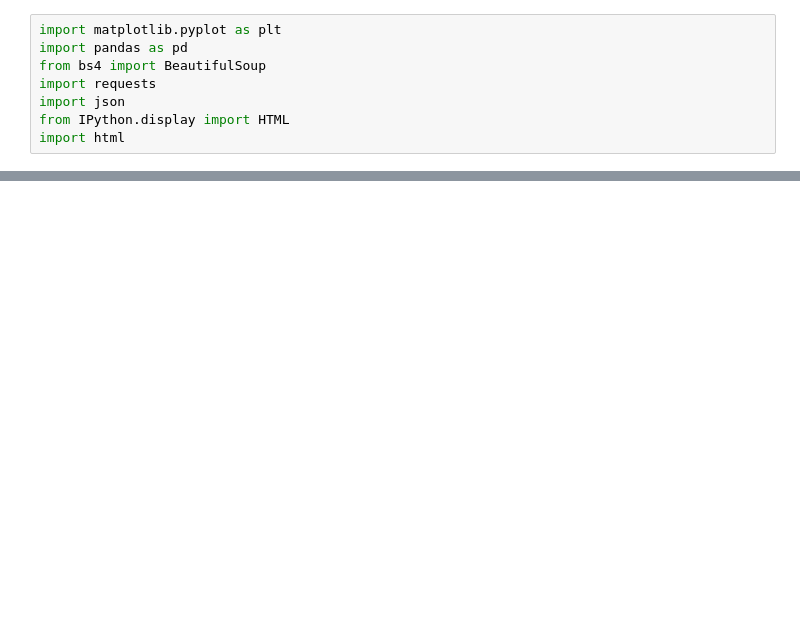
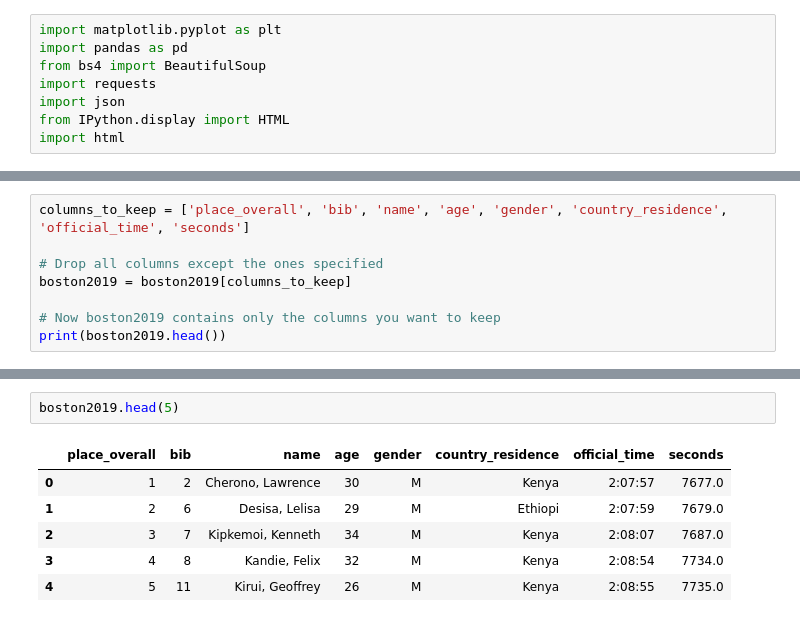
Before and after one commit to snwnkang/CS171_Final_vis_Marathon, a Jupyter notebook: Boston_marathon_scraper.ipynb, the cells around one changed output, grey strips where cells are left out. Cells and saved outputs as stored; diff of their text form; blank space fills up the shorter version.

```diff
--- a/Boston_marathon_scraper.ipynb
+++ b/Boston_marathon_scraper.ipynb
@@ -8769,0 +28,8 @@ len(all_header)
+# %%
+columns_to_keep = ['place_overall', 'bib', 'name', 'age', 'gender', 'country_residence', 'official_time', 'seconds']
+
+# Drop all columns except the ones specified
+boston2019 = boston2019[columns_to_keep]
+
+# Now boston2019 contains only the columns you want to keep
+print(boston2019.head())
@@ -8769,0 +50,9 @@ len(all_header)
+# %%
+boston2019.head(5)
+# %% [output]
+|  | place_overall | bib | name | age | gender | country_residence | official_time | seconds |
+| 0 | 1 | 2 | Cherono, Lawrence | 30 | M | Kenya | 2:07:57 | 7677.0 |
+| 1 | 2 | 6 | Desisa, Lelisa | 29 | M | Ethiopi | 2:07:59 | 7679.0 |
+| 2 | 3 | 7 | Kipkemoi, Kenneth | 34 | M | Kenya | 2:08:07 | 7687.0 |
+| 3 | 4 | 8 | Kandie, Felix | 32 | M | Kenya | 2:08:54 | 7734.0 |
+| 4 | 5 | 11 | Kirui, Geoffrey | 26 | M | Kenya | 2:08:55 | 7735.0 |
```
Also changed, not shown: parts of 28 cells of this notebook.
